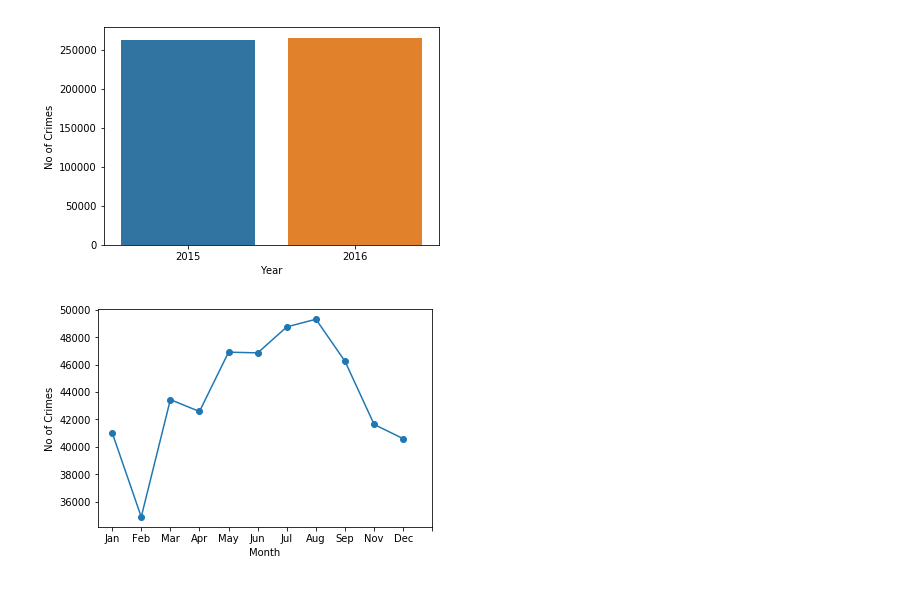
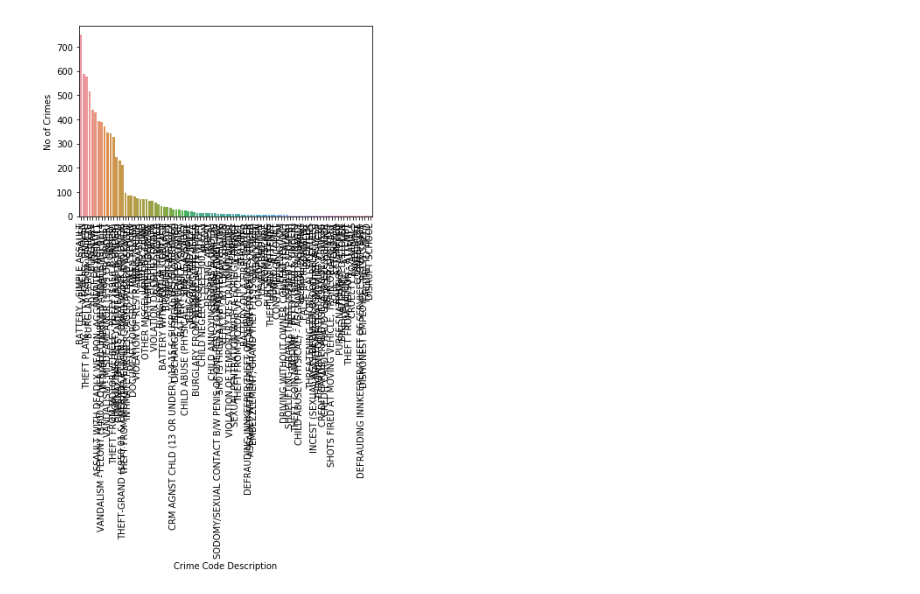
Before and after one commit to mgoodarzii/Analyzing-Crime-with-Python, a Jupyter notebook: Analyzing-Crime-with-Python.ipynb, the cells around one changed output. Drawn from its saved outputs; the diff is of its cells as text; code cells hidden in the pictures.

Commit message:
new data set added

```diff
--- a/Analyzing-Crime-with-Python.ipynb
+++ b/Analyzing-Crime-with-Python.ipynb
@@ -34,6 +25,6 @@ See the caveats in the documentation: http://pandas.pydata.org/pandas-docs/stabl
 # %%
 import calendar
 # %%
-crimes['Month'] = (crimes['Date'].dt.month).apply(lambda x:calendar.month_abbr[x])
-crimes.head()
+df['Month'] = (df['Date Occurred'].dt.month).apply(lambda x:calendar.month_abbr[x])
+df.head()
 # %% [output]
@@ -52,2 +38,2 @@ See the caveats in the documentation: http://pandas.pydata.org/pandas-docs/stabl
 # %%
-crimes['Month'] = pd.Categorical(crimes['Month'] , categories= ['Jan', 'Feb', 'Mar', 'Apr', 'May', 'Jun', 'Jul', 'Aug', 'Sep', 'Nov', 'Dec'],ordered = True)
+df['Month'] = pd.Categorical(df['Month'] , categories= ['Jan', 'Feb', 'Mar', 'Apr', 'May', 'Jun', 'Jul', 'Aug', 'Sep', 'Nov', 'Dec'],ordered = True)
@@ -60,5 +40,5 @@ See the caveats in the documentation: http://pandas.pydata.org/pandas-docs/stabl
 # %%
-crimes['Weekday'] =crimes['Date'].dt.weekday_name
-crimes['Weekday'] = pd.Categorical(crimes['Weekday'], categories=['Monday', 'Tuesday', 'Wednesday', 'Thursday', 'Friday', 'Saturday', 'Sunday'],ordered=True)
-crimes.head()
+df['Weekday'] =df['Date Occurred'].dt.weekday_name
+df['Weekday'] = pd.Categorical(df['Weekday'], categories=['Monday', 'Tuesday', 'Wednesday', 'Thursday', 'Friday', 'Saturday', 'Sunday'],ordered=True)
+df.head()
 # %% [output]
@@ -80,0 +52,2 @@ See the caveats in the documentation: http://pandas.pydata.org/pandas-docs/stabl
+# %%
+crimes = df
@@ -81,15 +66,7 @@ See the caveats in the documentation: http://pandas.pydata.org/pandas-docs/stabl
 # %%
-sns.countplot(x = 'Year', data = crimes)
+sns.countplot(x = 'Crime Code Description', data= crimes, order = crimes['Crime Code Description'].value_counts().index)
+plt.xticks(rotation = 'vertical')
 plt.ylabel('No of Crimes')
 plt.show()
 # %% [output]
-[figure, old version]
+[figure, new version]
-# %%
-import numpy as np
-months = ['Jan', 'Feb', 'Mar', 'Apr', 'May', 'Jun', 'Jul', 'Aug', 'Sep', 'Nov', 'Dec']
-crimes.groupby('Month')['ID'].count().plot(marker = 'o')
-plt.xticks(np.arange(12),months)
-plt.ylabel('No of Crimes')
-plt.show()
-# %% [output]
-[figure, removed]
```
Also changed, not shown: parts of 14 cells of this notebook.
